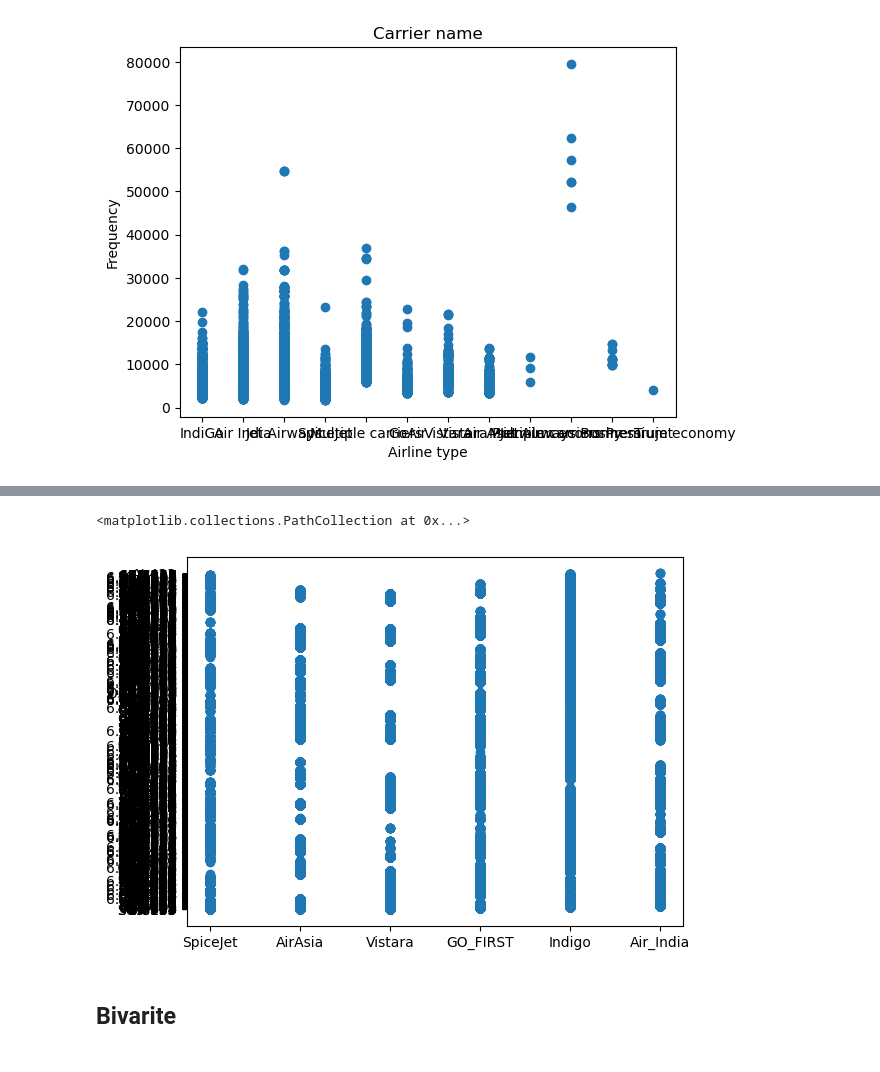
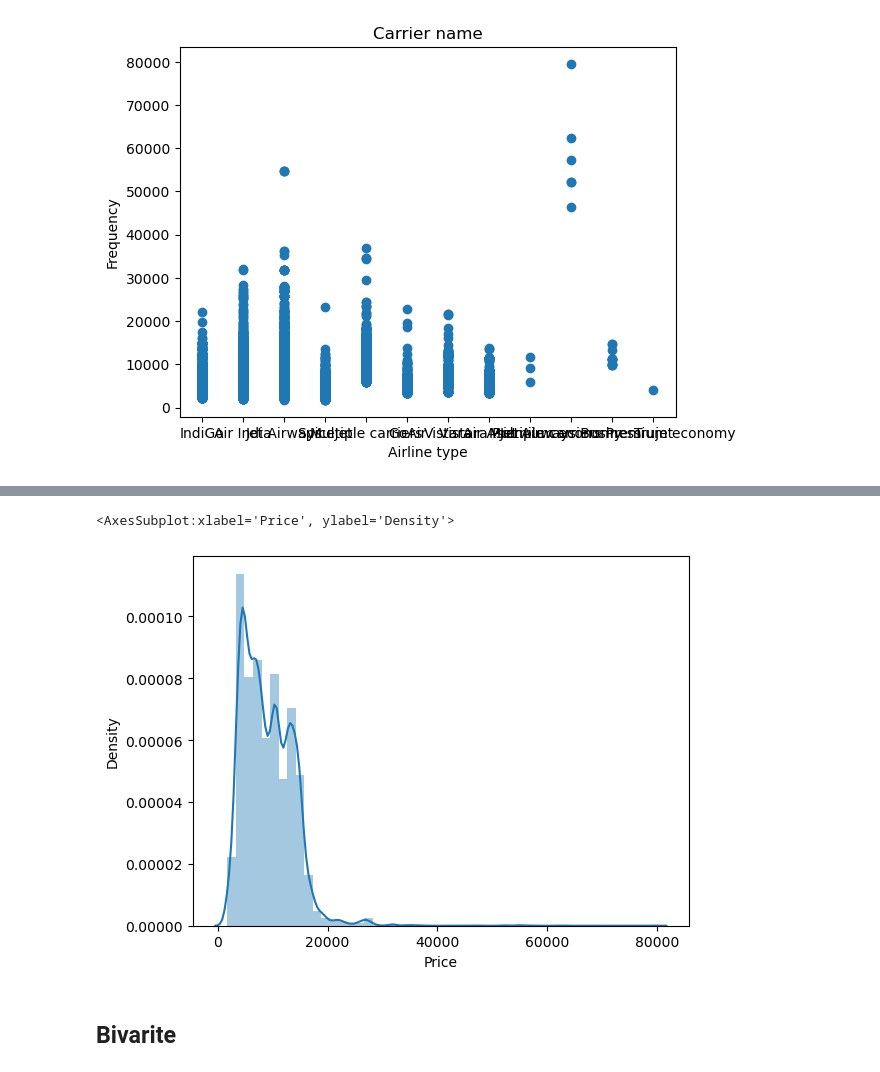
Before and after one commit to Bubllo/Applied_Data_Science_Project, a Jupyter notebook: Flight Price Prediction .ipynb, the cells around one changed output, grey strips where cells are left out. Drawn from its saved outputs; the diff is of its cells as text; code cells hidden in the pictures.

```diff
--- a/Flight Price Prediction .ipynb
+++ b/Flight Price Prediction .ipynb
@@ -135,8 +110,8 @@ Text(0.5, 1.0, 'Flight model')
-# %%
-plt.scatter(data['airline'],data['flight'])
-# %% [output]
-<matplotlib.collections.PathCollection at 0x...>
-[figure, removed]
+# %%
+sns.distplot(data.Price)
+# %% [output]
+<AxesSubplot:xlabel='Price', ylabel='Density'>
+[figure, added]
 # %% [markdown]
 ## Bivarite
 # %%
```
Also changed, not shown: parts of 122 cells of this notebook.
